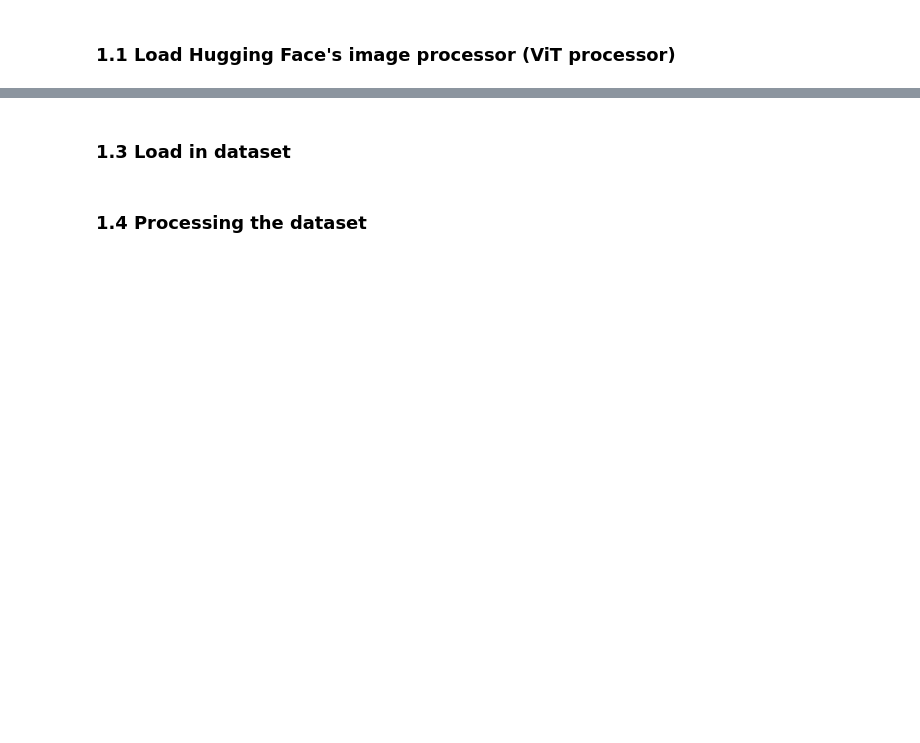
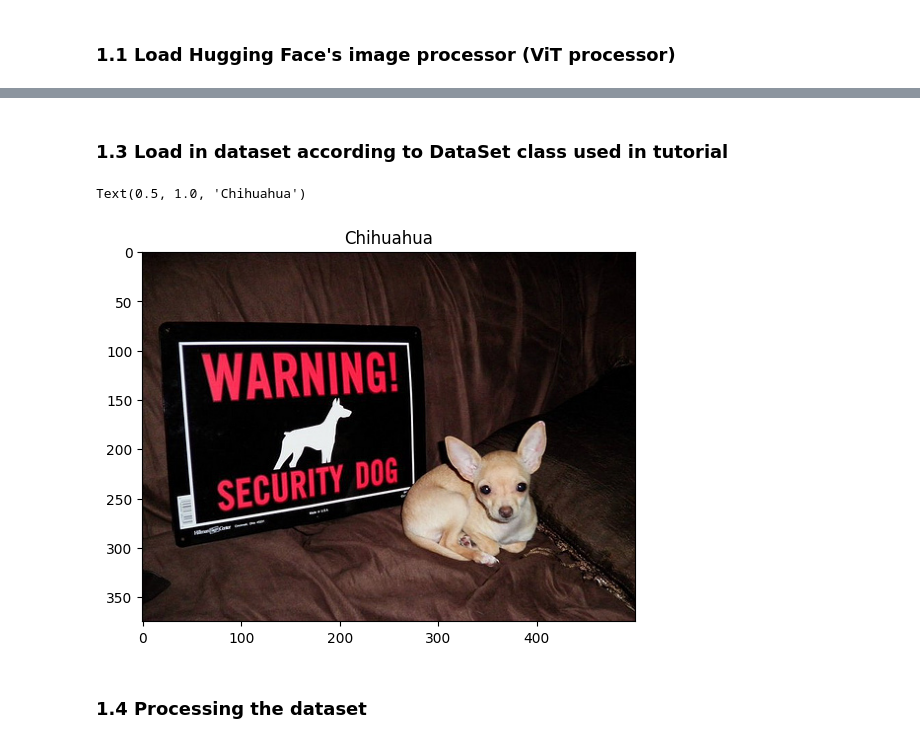
Before and after one commit to deblargue/deep25-project, a Jupyter notebook: deep_project2.ipynb, the cells around one changed output, grey strips where cells are left out. Saved outputs shown, nothing was run; the diff lists cells and outputs as text; code cells hidden in the pictures; blank space fills up the shorter version.

```diff
--- a/deep_project2.ipynb
+++ b/deep_project2.ipynb
@@ -862,2 +953,2 @@ def target_transform_vit(target):
 # %% [markdown]
-### 1.3 Load in dataset
+### 1.3 Load in dataset according to DataSet class used in tutorial
@@ -879,2 +955,18 @@ def plot_ex():
+# %%
+from datasets import load_dataset
+import random
+
+# Load in dataset
+ds = load_dataset("PetClassification")
+# %%
+
+# Plot example from dataset
+ex = ds['train'][6200]
+plt.imshow(ex['image'])
+ex_nr = labels.int2str(ex['label'])
+plt.title(breed_dict[int(ex_nr)])
+# %% [output]
+Text(0.5, 1.0, 'Chihuahua')
+[figure, added]
 # %% [markdown]
 ### 1.4 Processing the dataset
```
Also changed, not shown: parts of 21 cells of this notebook.
